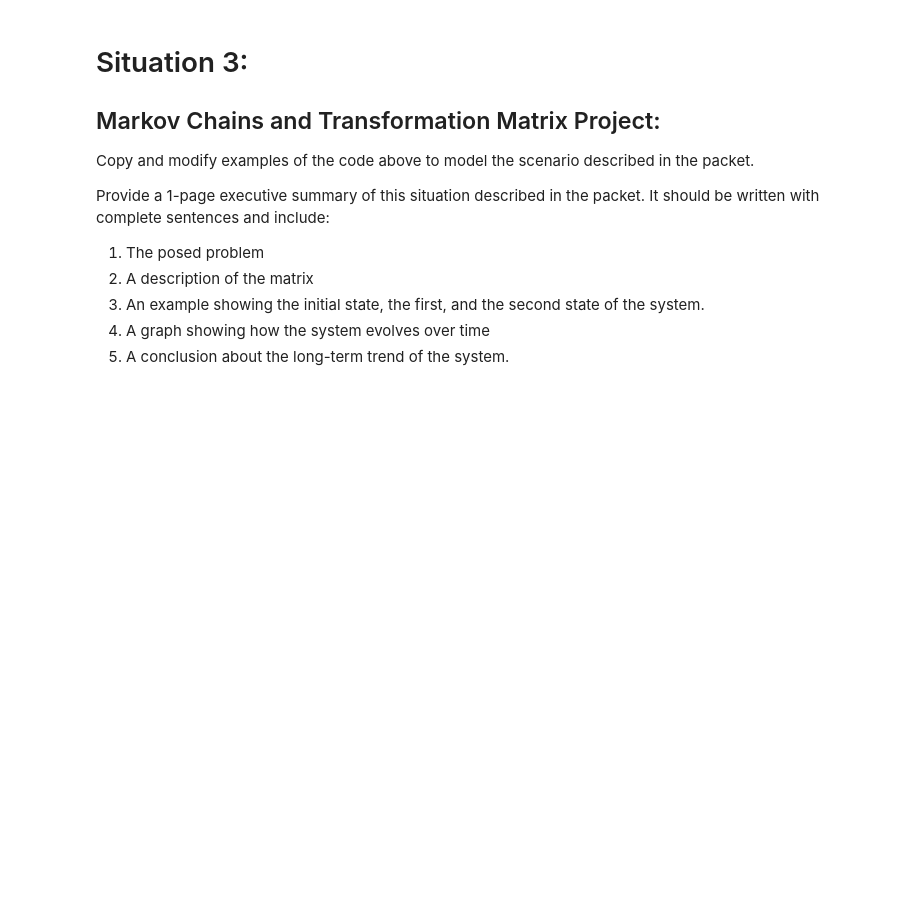
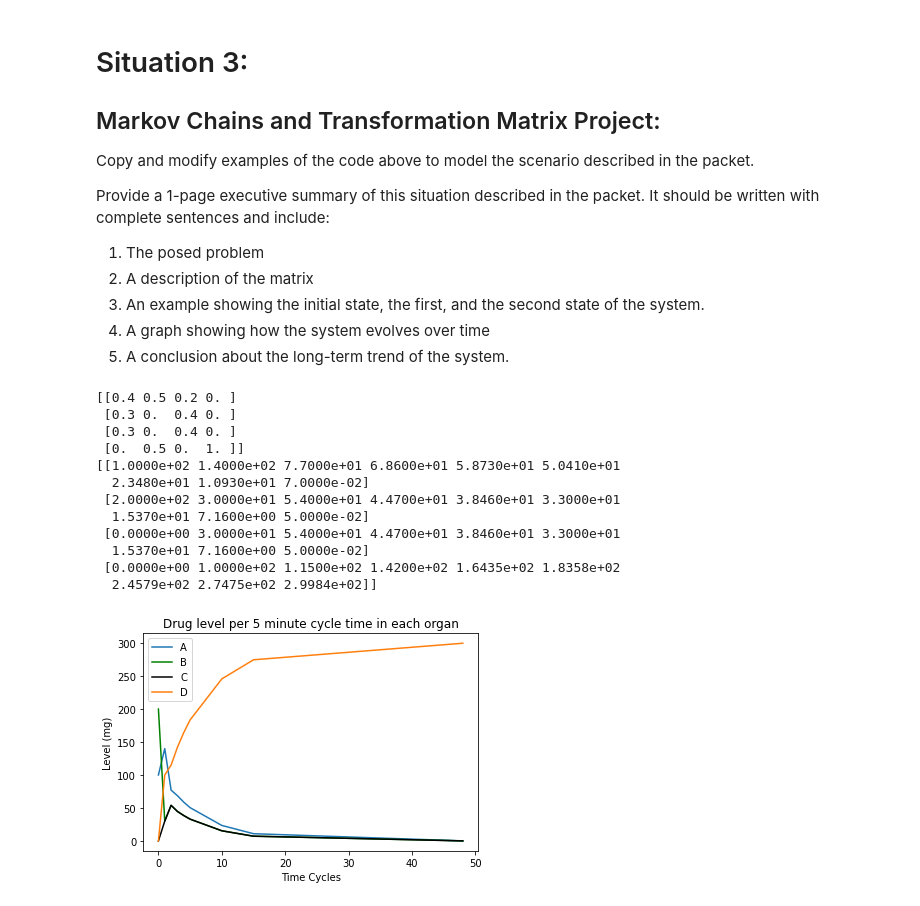
Before and after one commit to j-ahles/s-23-math242, a Jupyter notebook: Copy_of_The_Ski_Hill_Transition_Matrices_and_Markov_Chains.ipynb, the cells around one changed output. Saved outputs shown, nothing was run; the diff lists cells and outputs as text; code cells hidden in the pictures; blank space fills up the shorter version.

```diff
--- a/Copy_of_The_Ski_Hill_Transition_Matrices_and_Markov_Chains.ipynb
+++ b/Copy_of_The_Ski_Hill_Transition_Matrices_and_Markov_Chains.ipynb
@@ -312,3 +312,47 @@ Provide a 1-page executive summary of this situation described in the packet.  I
   3.	An example showing the initial state, the first, and the second state of the system.
   4.	A graph showing how the system evolves over time
   5.	A conclusion about the long-term trend of the system.
+# %%
+ # create the matrix M:
+M3 = np.matrix([[ 0.4, 0.5, 0.2, 0],
+               [  0.3, 0.0, 0.4, 0],
+               [  0.3, 0.0, 0.4, 0],
+               [  0.0, 0.5, 0.0, 1]])
+
+
+I3 = np.matrix([[100], [200], [0], [0]])
+
+print(M3)
+
+D3 = np.c_[I3, M3*I3, M3**2 * I3, M3**3 * I3, M3**4 * I3, M3**5 * I3, M3**10 * I3, M3**15 * I3, M3**48 * I3]
+
+#print out the X matrix, rounding the entries to 2 decimal places
+print(D3.round(2))
+
+
+c  = [0, 1, 2, 3, 4, 5, 10, 15, 48]
+plt.plot(c, np.array(D3[0])[0], label="A")
+plt.plot(c, np.array(D3[1])[0], color="green", label="B")
+plt.plot(c, np.array(D3[2])[0], color="black", label="C")
+plt.plot(c, np.array(D3[3])[0], label="D")
+plt.plot()
+
+plt.xlabel("Time Cycles")  # Update this label
+plt.ylabel("Level (mg)")  # Update this label
+plt.title("Drug level per 5 minute cycle time in each organ")  # Update the title
+plt.legend()
+plt.show()
+# %% [output]
+[[0.4 0.5 0.2 0. ]
+ [0.3 0.  0.4 0. ]
+ [0.3 0.  0.4 0. ]
+ [0.  0.5 0.  1. ]]
+[[1.0000e+02 1.4000e+02 7.7000e+01 6.8600e+01 5.8730e+01 5.0410e+01
+  2.3480e+01 1.0930e+01 7.0000e-02]
+ [2.0000e+02 3.0000e+01 5.4000e+01 4.4700e+01 3.8460e+01 3.3000e+01
+  1.5370e+01 7.1600e+00 5.0000e-02]
+ [0.0000e+00 3.0000e+01 5.4000e+01 4.4700e+01 3.8460e+01 3.3000e+01
+  1.5370e+01 7.1600e+00 5.0000e-02]
+ [0.0000e+00 1.0000e+02 1.1500e+02 1.4200e+02 1.6435e+02 1.8358e+02
+  2.4579e+02 2.7475e+02 2.9984e+02]]
+[figure, added]
```
Also changed, not shown: parts of 1 cell of this notebook.
